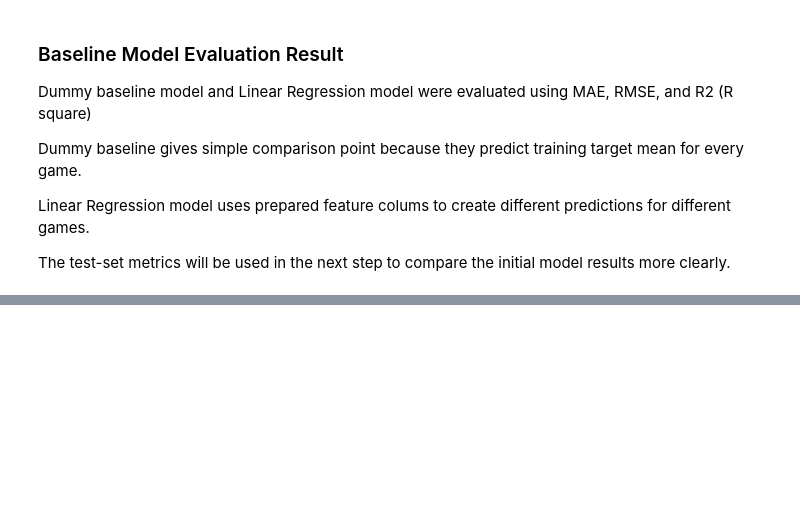
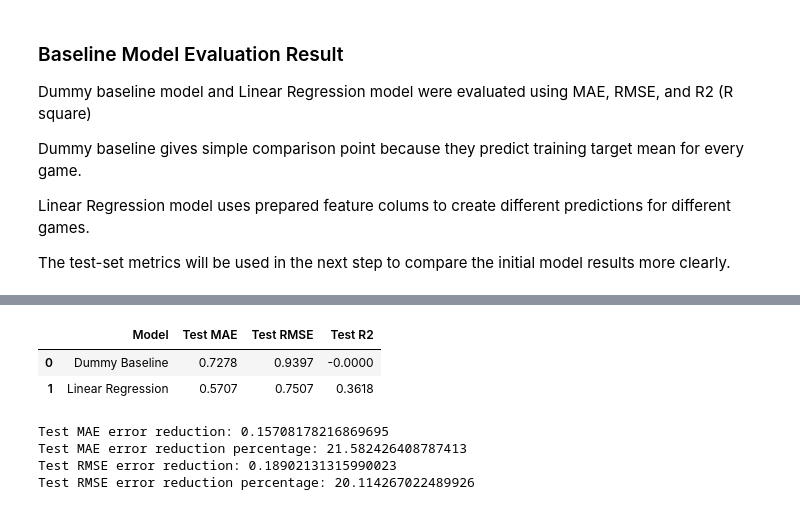
Before and after one commit to Agnogh/board-game-rating-predictor, a Jupyter notebook: notebooks/05_baseline_model_training.ipynb, the cells around one changed output, grey strips where cells are left out. Drawn from its saved outputs; the diff is of its cells as text; code cells hidden in the pictures; blank space fills up the shorter version.

```diff
--- a/notebooks/05_baseline_model_training.ipynb
+++ b/notebooks/05_baseline_model_training.ipynb
@@ -525,0 +559,48 @@ The test-set metrics will be used in the next step to compare the initial model
+# %%
+# exact table is better for calculations
+# rounded table is better for interpretation
+test_model_comparison_rounded = test_model_comparison.copy()
+
+test_model_comparison_rounded[["Test MAE", "Test RMSE", "Test R2"]] = (
+    test_model_comparison_rounded[["Test MAE", "Test RMSE", "Test R2"]]
+    .round(4)
+)
+
+test_model_comparison_rounded
+# %% [output]
+|  | Model | Test MAE | Test RMSE | Test R2 |
+| 0 | Dummy Baseline | 0.7278 | 0.9397 | -0.0000 |
+| 1 | Linear Regression | 0.5707 | 0.7507 | 0.3618 |
+# %%
+# showing how better Linear Regression is in practical error term
+mae_error_reduction = (
+    baseline_test_metrics["MAE"]
+    - linear_test_metrics["MAE"]
+)
+
+rmse_error_reduction = (
+    baseline_test_metrics["RMSE"]
+    - linear_test_metrics["RMSE"]
+)
+
+mae_error_reduction_percentage = (
+    mae_error_reduction
+    / baseline_test_metrics["MAE"]
+    * 100
+)
+
+rmse_error_reduction_percentage = (
+    rmse_error_reduction
+    / baseline_test_metrics["RMSE"]
+    * 100
+)
+
+print("Test MAE error reduction:", mae_error_reduction)
+print("Test MAE error reduction percentage:", mae_error_reduction_percentage)
+print("Test RMSE error reduction:", rmse_error_reduction)
+print("Test RMSE error reduction percentage:", rmse_error_reduction_percentage)
+# %% [output]
+Test MAE error reduction: 0.15708178216869695
+Test MAE error reduction percentage: 21.582426408787413
+Test RMSE error reduction: 0.18902131315990023
+Test RMSE error reduction percentage: 20.114267022489926
```
Also changed, not shown: parts of 6 cells of this notebook.
